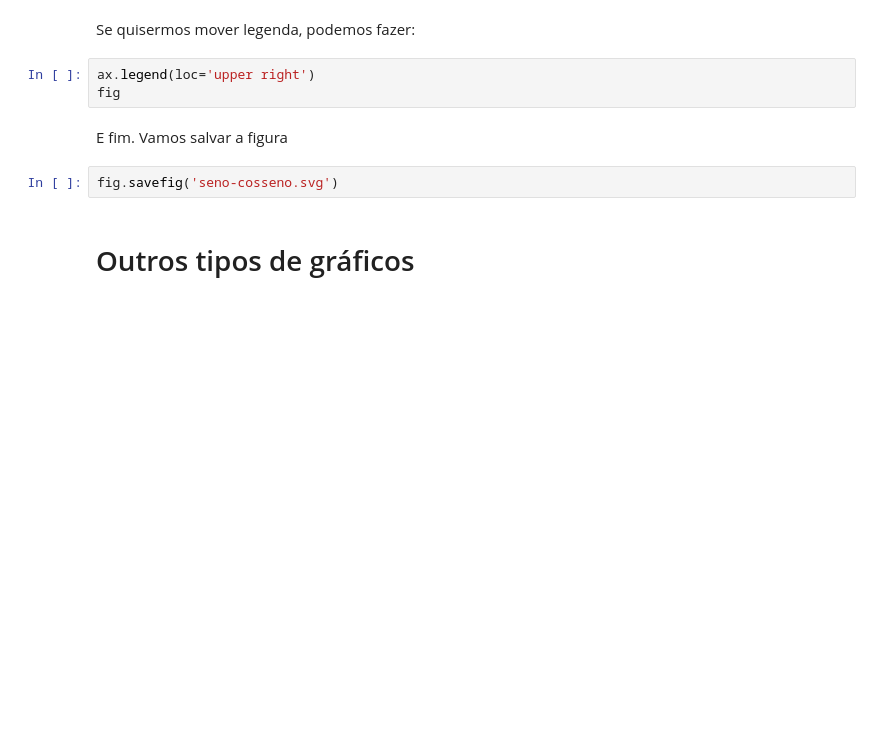
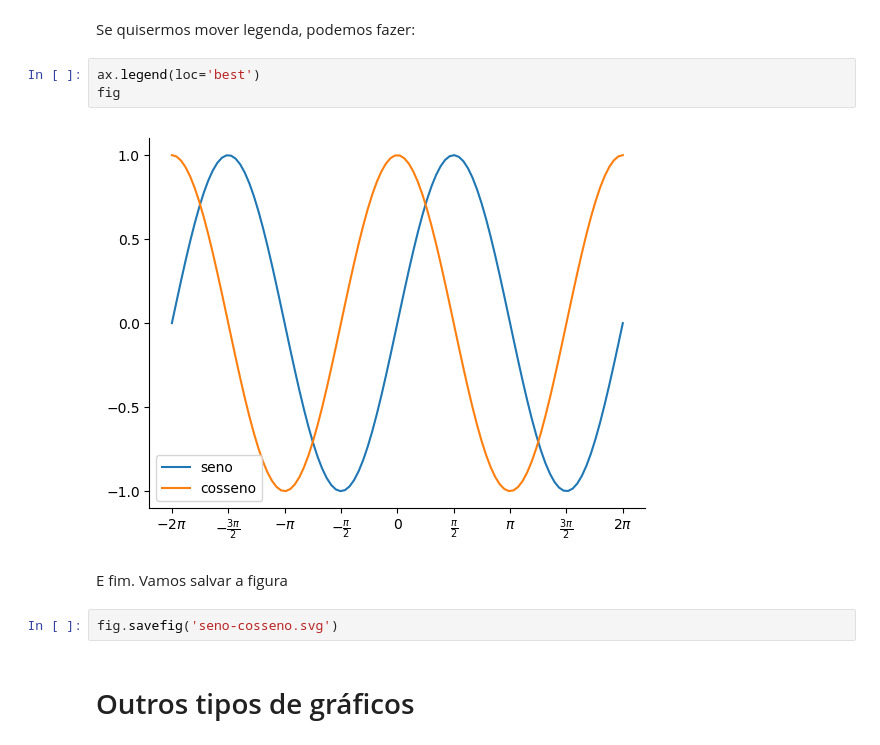
Before and after one commit to flipgthb/python-escola-de-inverno-2018, a Jupyter notebook: 3-Matplotlib.ipynb, the cells around one changed output. Drawn from its saved outputs; the diff is of its cells as text; blank space fills up the shorter version.

```diff
--- a/3-Matplotlib.ipynb
+++ b/3-Matplotlib.ipynb
@@ -110,8 +122,10 @@ fig
 # %% [markdown]
 Se quisermos mover legenda, podemos fazer:
 # %%
-ax.legend(loc='upper right')
+ax.legend(loc='best')
 fig
+# %% [output]
+[figure, added]
 # %% [markdown]
 E fim. Vamos salvar a figura
 # %%
```
Also changed, not shown: parts of 13 cells of this notebook, 3 other files.
